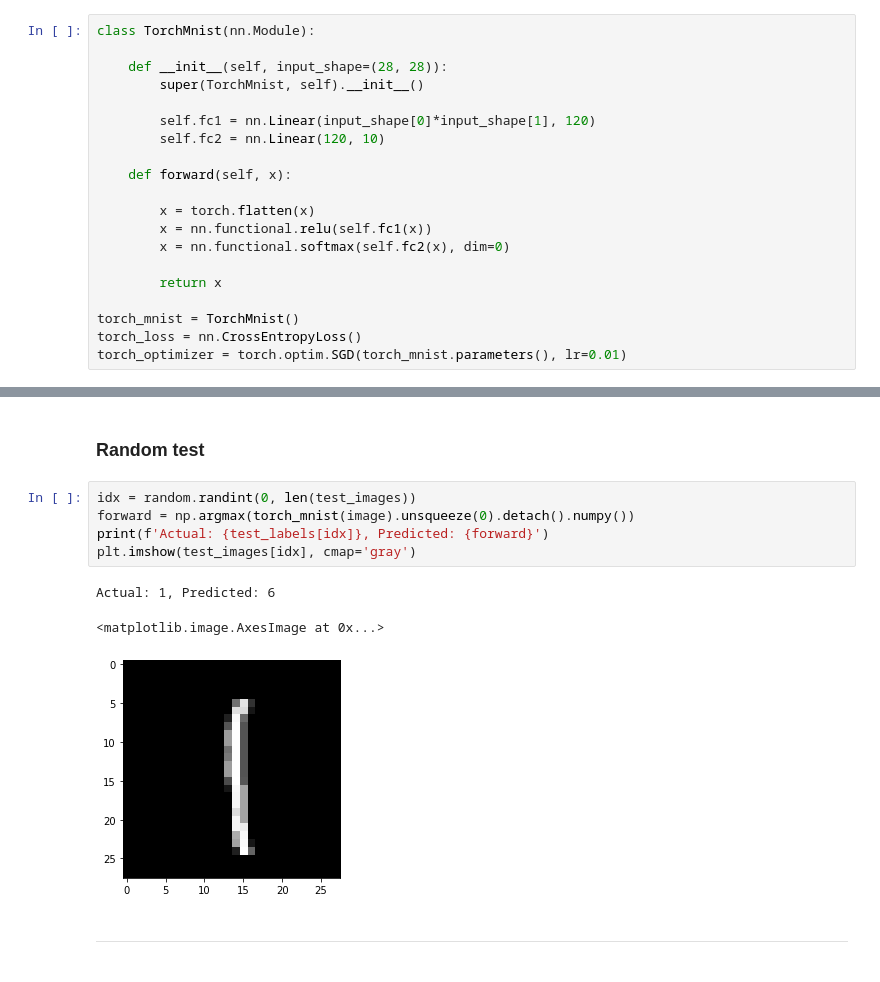
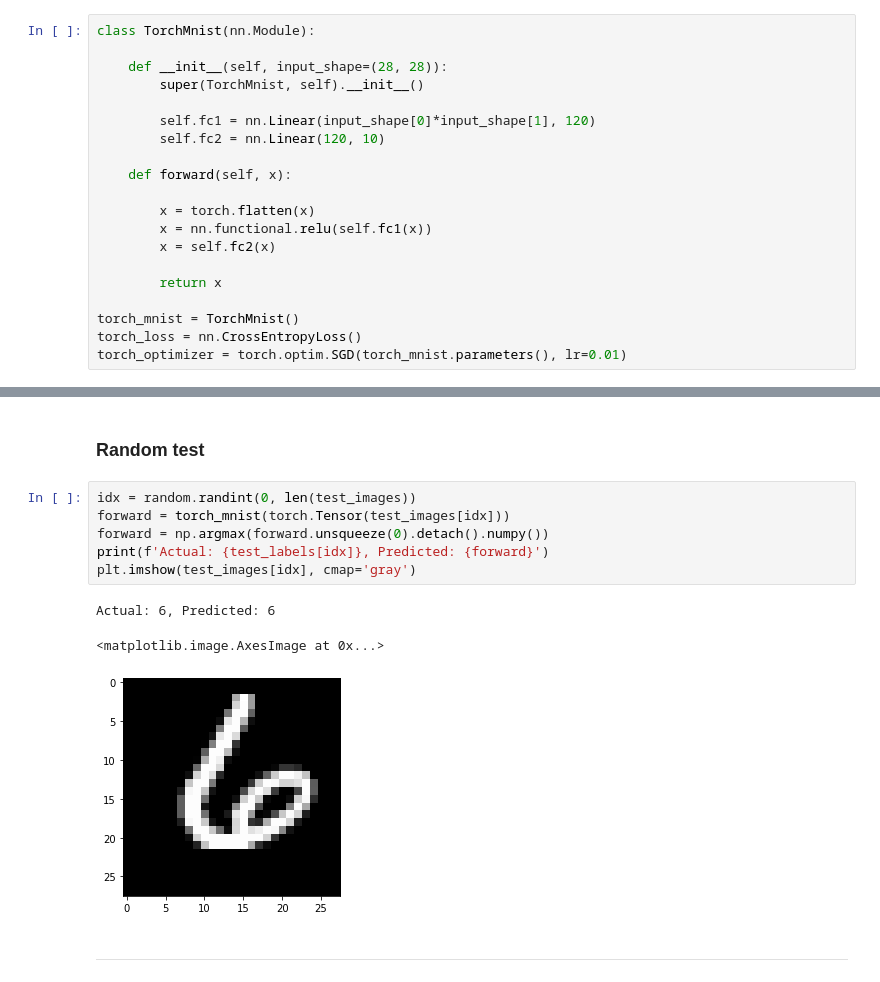
Before and after one commit to dinesh-GDK/mnist_comparison, a Jupyter notebook: mnist_comparison.ipynb, the cells around one changed output, grey strips where cells are left out. Drawn from its saved outputs; the diff is of its cells as text.

Commit message:
Fixed PyTorch bug

```diff
--- a/mnist_comparison.ipynb
+++ b/mnist_comparison.ipynb
@@ -285,7 +285,7 @@ class TorchMnist(nn.Module):
 
         x = torch.flatten(x)
         x = nn.functional.relu(self.fc1(x))
-        x = nn.functional.softmax(self.fc2(x), dim=0)
+        x = self.fc2(x)
 
         return x
 
@@ -357,13 +357,14 @@ PyTorch model loss on test set: 1.49
 ### Random test
 # %%
 idx = random.randint(0, len(test_images))
-forward = np.argmax(torch_mnist(image).unsqueeze(0).detach().numpy())
+forward = torch_mnist(torch.Tensor(test_images[idx]))
+forward = np.argmax(forward.unsqueeze(0).detach().numpy())
 print(f'Actual: {test_labels[idx]}, Predicted: {forward}')
 plt.imshow(test_images[idx], cmap='gray')
 # %% [output]
-Actual: 1, Predicted: 6
+Actual: 6, Predicted: 6
 <matplotlib.image.AxesImage at 0x...>
-[figure, old version]
+[figure, new version]
 # %% [markdown]
 ***
 # %% [markdown]
```
Also changed, not shown: parts of 10 cells of this notebook, 1 other file.
